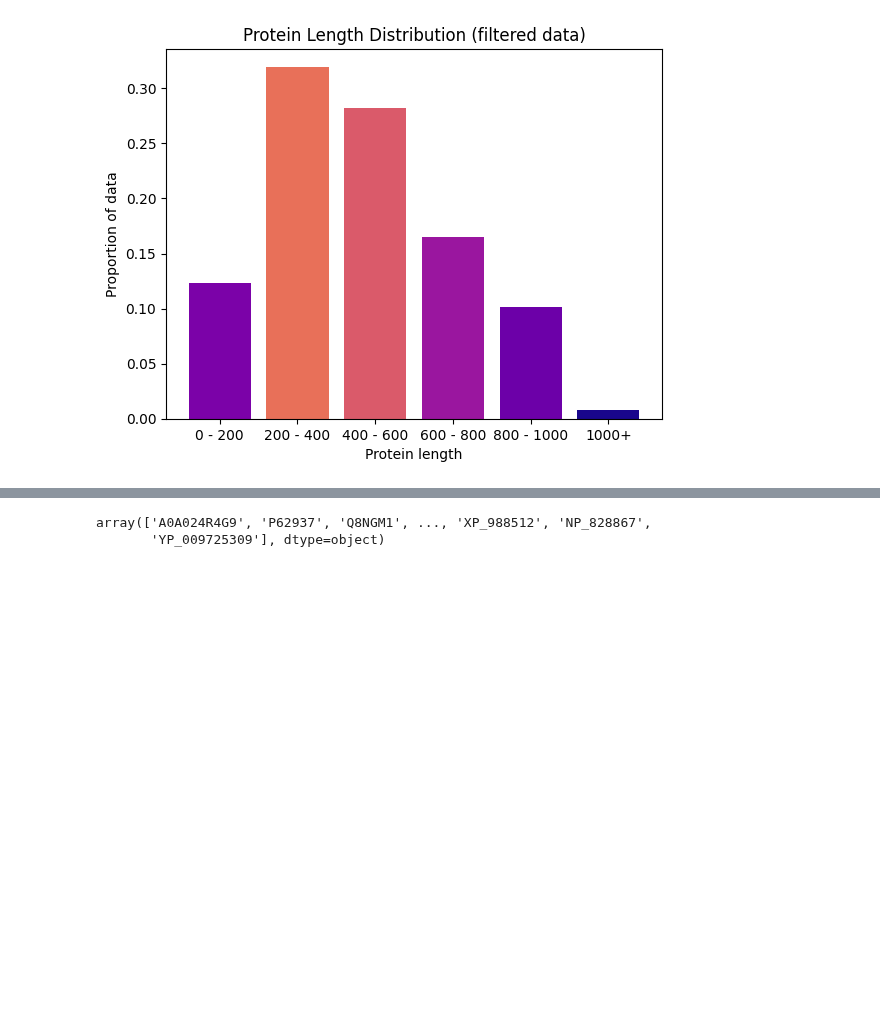
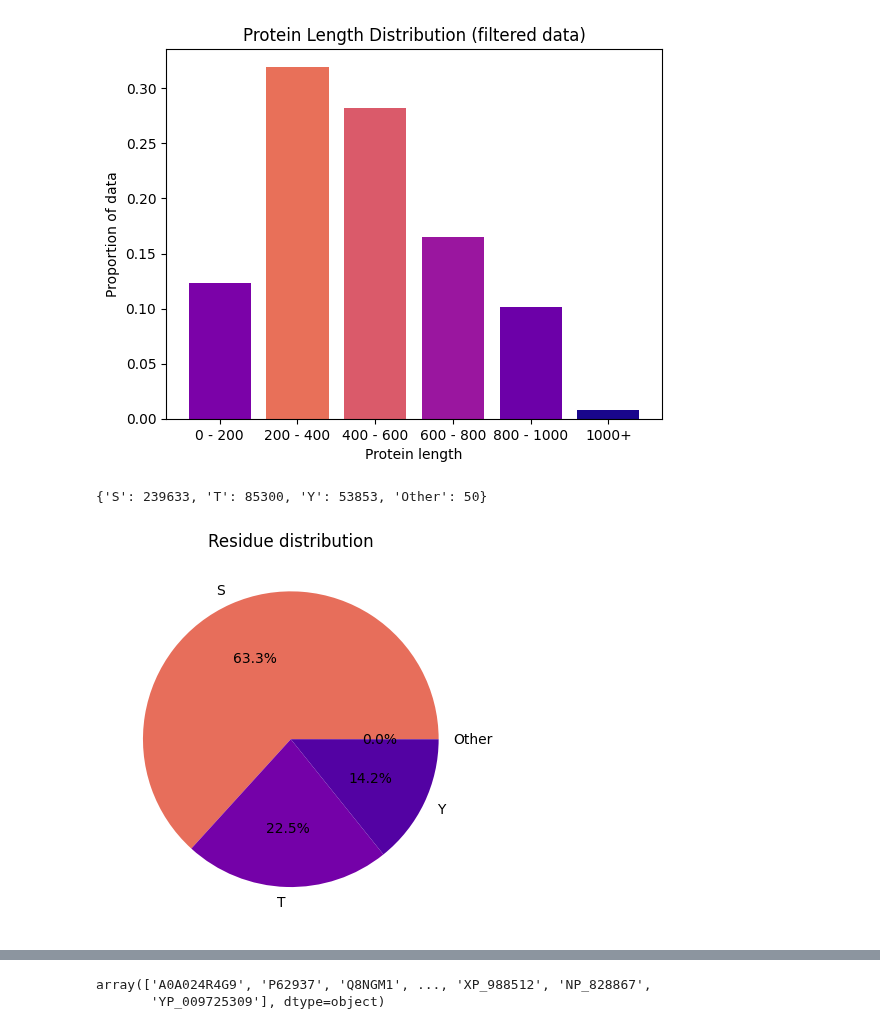
Before and after one commit to nexuso1/bio-research, a Jupyter notebook: notebooks/dataset_preparation.ipynb, the cells around one changed output, grey strips where cells are left out. Saved outputs shown, nothing was run; the diff lists cells and outputs as text; code cells hidden in the pictures; blank space fills up the shorter version.

```diff
--- a/notebooks/dataset_preparation.ipynb
+++ b/notebooks/dataset_preparation.ipynb
@@ -297,3 +352,23 @@ plot_length_dist(lengths, ax, 'Protein Length Distribution (filtered data)')
 plt.savefig('../img/length_dist_filtered')
 # %% [output]
 [figure]
+# %%
+residue_buffer
+# %% [output]
+{'S': 239633, 'T': 85300, 'Y': 53853, 'Other': 50}
+# %%
+def plot_residue_pie(residue_counts : set, ax, title=None):
+    labels = list(residue_counts.keys())
+    total = sum([val for val in residue_counts.values()])
+    sizes = [val / total for val in residue_counts.values()]
+
+    cmap = colormaps['plasma']
+    colors = cmap(sizes)
+
+    ax.pie(sizes, labels=labels, autopct='%1.1f%%', colors=colors)
+    ax.set_title(title)
+
+fig, ax = plt.subplots()
+plot_residue_pie(residue_buffer, ax, 'Residue distribution')
+# %% [output]
+[figure, added]
```
Also changed, not shown: parts of 8 cells of this notebook.
